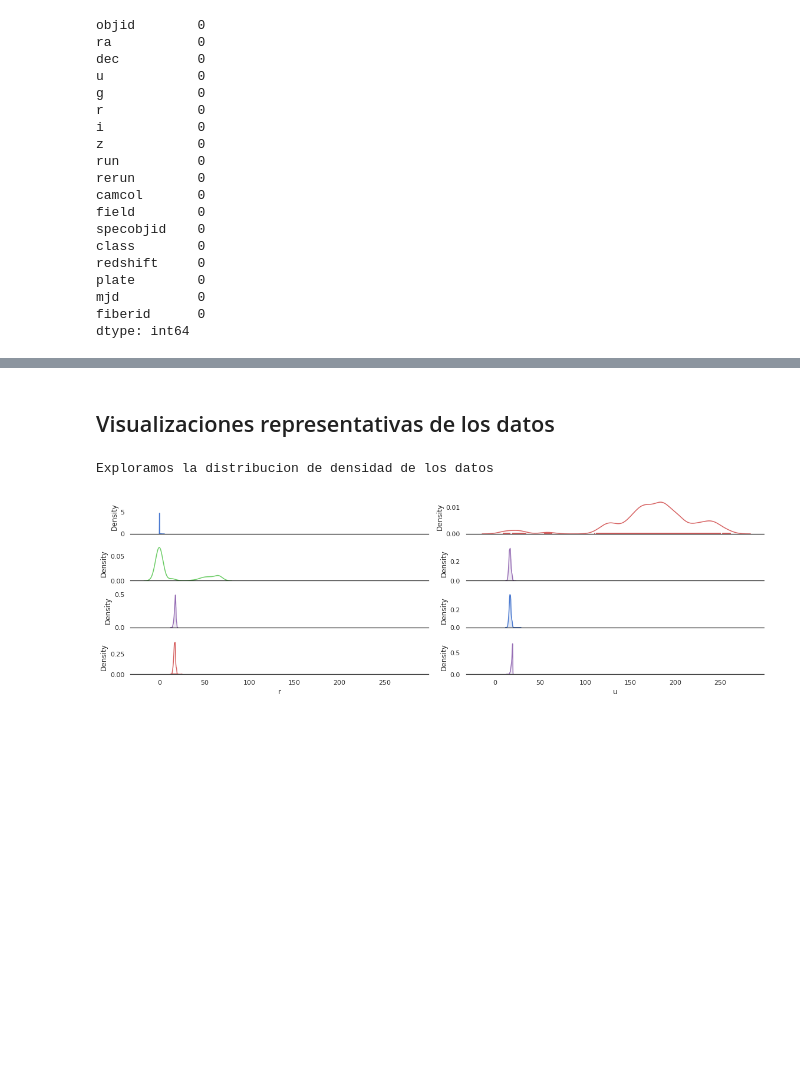
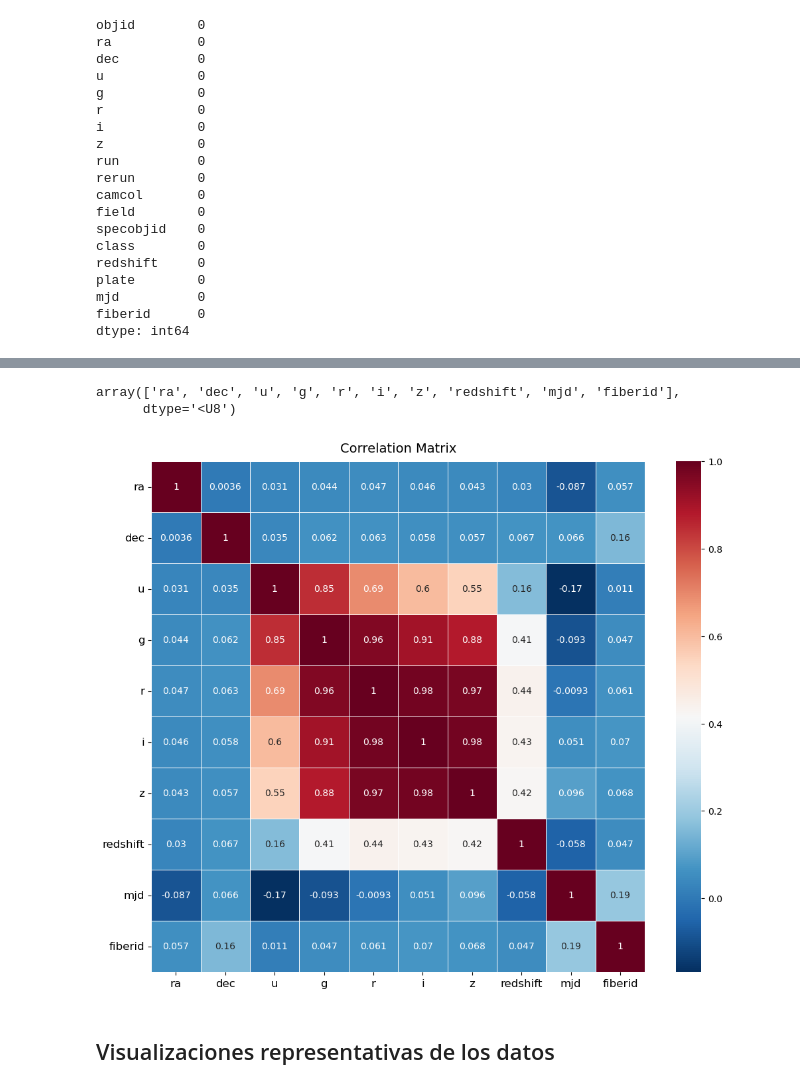
Before and after one commit to HeinzSch/Machine-Learning-Homework, a Jupyter notebook: Homework Astronomic.ipynb, the cells around one changed output, grey strips where cells are left out. Drawn from its saved outputs; the diff is of its cells as text; code cells hidden in the pictures; blank space fills up the shorter version.

```diff
--- a/Homework Astronomic.ipynb
+++ b/Homework Astronomic.ipynb
@@ -147,22 +145,21 @@ X.tail(5)
+# %%
+#seleccion de Features.
+TARGET = ['class']
+NOFEATURES = ['objid', 'run', 'rerun', 'camcol','field','plate','specobjid']
+NOFEATURES = TARGET + NOFEATURES
+FEATURES = data.columns.values
+FEATURES = [col for col in FEATURES if col not in NOFEATURES]
+np.array(FEATURES)
+# %% [output]
+array(['ra', 'dec', 'u', 'g', 'r', 'i', 'z', 'redshift', 'mjd', 'fiberid'],
+      dtype='<U8')
+# %%
+features = data[FEATURES]
+target  = data[TARGET]
+# %%
+better_heatmap(features)
+plt.show()
+# %% [output]
+[figure, added]
 # %% [markdown]
 ## Visualizaciones representativas de los datos
-# %%
-sns.set(style="white", palette="muted", color_codes=True)
-
-f, axes = plt.subplots(4,2, figsize=(16, 5), sharex=True)
-sns.despine(left=True)
-sns.distplot(X["redshift"],  color="b", ax=axes[0, 0])
-sns.distplot(X["ra"], hist=False, rug=True, color="r", ax=axes[0, 1])
-sns.distplot(X["dec"], hist=False, color="g", ax=axes[1, 0])
-sns.distplot(X["z"], color="m", ax=axes[1, 1])
-sns.distplot(X["g"], color="m", ax=axes[2, 0])
-sns.distplot(X["i"],  color="b", ax=axes[2, 1])
-sns.distplot(X["r"], hist=False, rug=True, color="r", ax=axes[3, 0])
-sns.distplot(X["u"], color="m", ax=axes[3, 1])
-
-#plt.setp(axes, yticks=[])
-plt.tight_layout()
-print("Exploramos la distribucion de densidad de los datos")
-# %% [output]
-Exploramos la distribucion de densidad de los datos
-[figure, removed]
```
Also changed, not shown: parts of 73 cells of this notebook, 5 other files.
